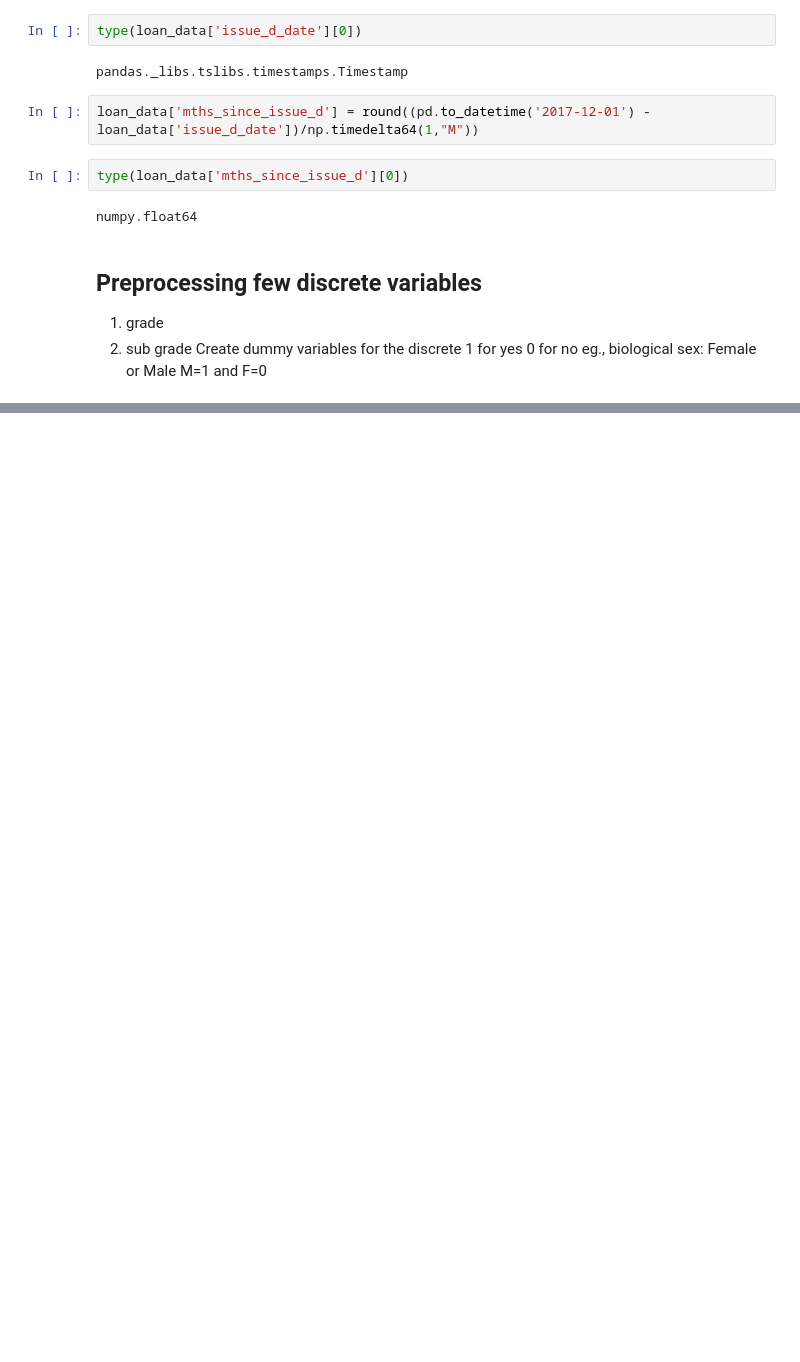
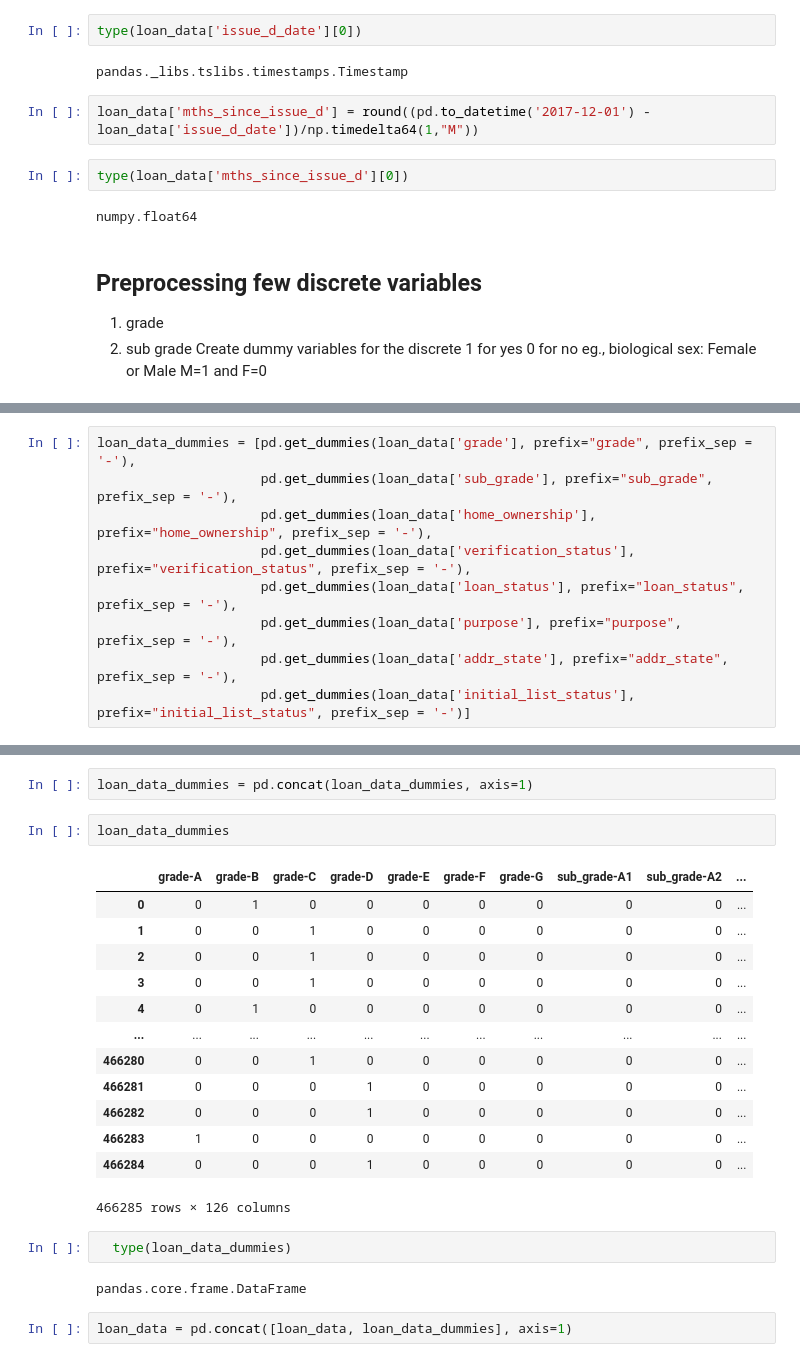
Before and after one commit to manikandanhereby/Credit_Risk_Modelling, a Jupyter notebook: credit_risk_modelling_course_workout.ipynb, the cells around one changed output, grey strips where cells are left out. Drawn from its saved outputs; the diff is of its cells as text; blank space fills up the shorter version.

```diff
--- a/credit_risk_modelling_course_workout.ipynb
+++ b/credit_risk_modelling_course_workout.ipynb
@@ -305,0 +360,9 @@ M=1 and F=0
+# %%
+loan_data_dummies = [pd.get_dummies(loan_data['grade'], prefix="grade", prefix_sep = '-'),
+                     pd.get_dummies(loan_data['sub_grade'], prefix="sub_grade", prefix_sep = '-'),
+                     pd.get_dummies(loan_data['home_ownership'], prefix="home_ownership", prefix_sep = '-'),
+                     pd.get_dummies(loan_data['verification_status'], prefix="verification_status", prefix_sep = '-'),
+                     pd.get_dummies(loan_data['loan_status'], prefix="loan_status", prefix_sep = '-'),
+                     pd.get_dummies(loan_data['purpose'], prefix="purpose", prefix_sep = '-'),
+                     pd.get_dummies(loan_data['addr_state'], prefix="addr_state", prefix_sep = '-'),
+                     pd.get_dummies(loan_data['initial_list_status'], prefix="initial_list_status", prefix_sep = '-')]
@@ -305,0 +389,24 @@ M=1 and F=0
+# %%
+loan_data_dummies = pd.concat(loan_data_dummies, axis=1)
+# %%
+loan_data_dummies
+# %% [output]
+|  | grade-A | grade-B | grade-C | grade-D | grade-E | grade-F | grade-G | sub_grade-A1 | sub_grade-A2 | ... |
+| 0 | 0 | 1 | 0 | 0 | 0 | 0 | 0 | 0 | 0 | ... |
+| 1 | 0 | 0 | 1 | 0 | 0 | 0 | 0 | 0 | 0 | ... |
+| 2 | 0 | 0 | 1 | 0 | 0 | 0 | 0 | 0 | 0 | ... |
+| 3 | 0 | 0 | 1 | 0 | 0 | 0 | 0 | 0 | 0 | ... |
+| 4 | 0 | 1 | 0 | 0 | 0 | 0 | 0 | 0 | 0 | ... |
+| ... | ... | ... | ... | ... | ... | ... | ... | ... | ... | ... |
+| 466280 | 0 | 0 | 1 | 0 | 0 | 0 | 0 | 0 | 0 | ... |
+| 466281 | 0 | 0 | 0 | 1 | 0 | 0 | 0 | 0 | 0 | ... |
+| 466282 | 0 | 0 | 0 | 1 | 0 | 0 | 0 | 0 | 0 | ... |
+| 466283 | 1 | 0 | 0 | 0 | 0 | 0 | 0 | 0 | 0 | ... |
+| 466284 | 0 | 0 | 0 | 1 | 0 | 0 | 0 | 0 | 0 | ... |
+466285 rows × 126 columns
+# %%
+  type(loan_data_dummies)
+# %% [output]
+pandas.core.frame.DataFrame
+# %%
+loan_data = pd.concat([loan_data, loan_data_dummies], axis=1)
```
Also changed, not shown: parts of 22 cells of this notebook.
